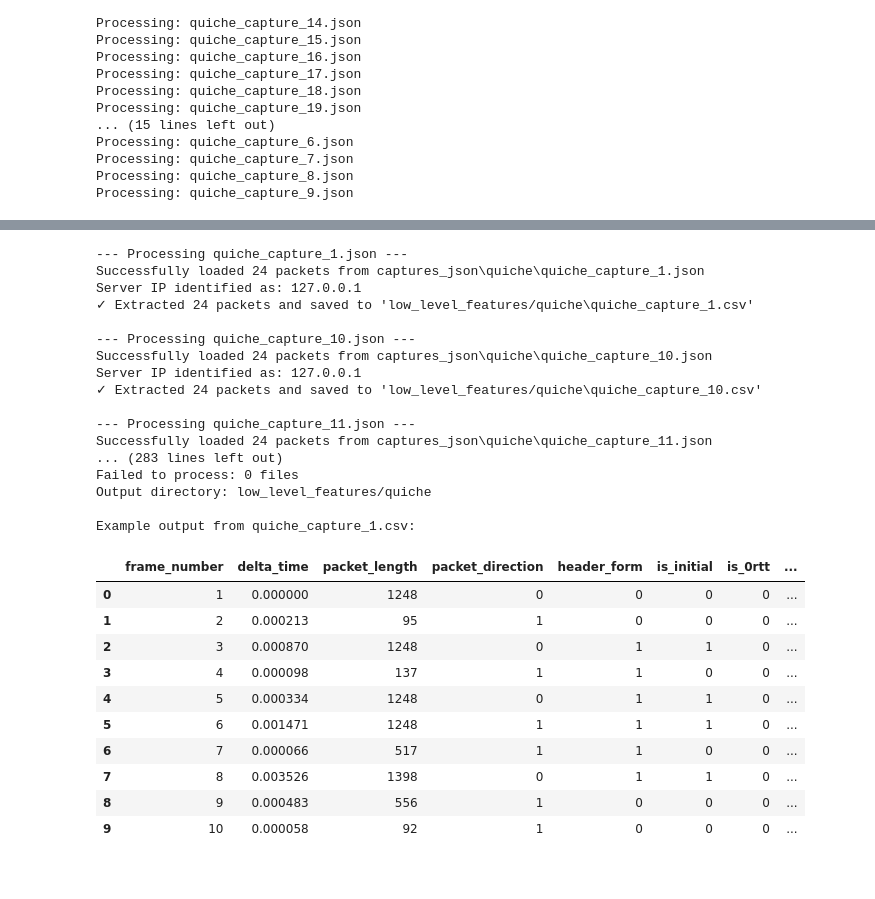
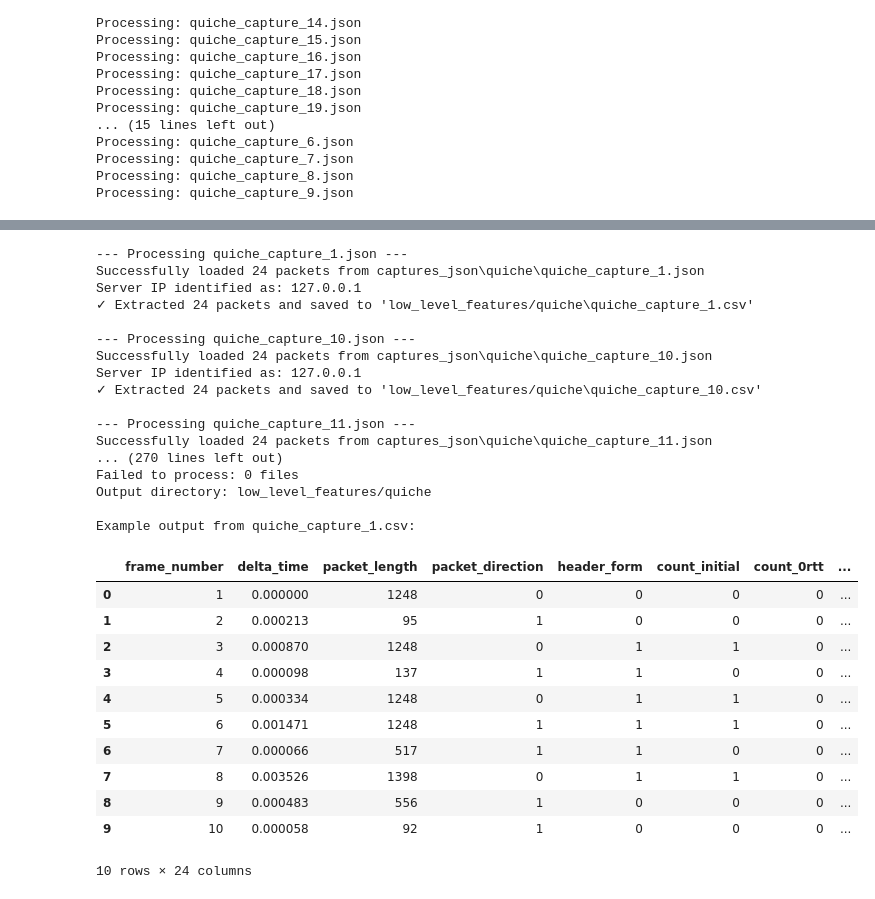
Before and after one commit to imets01/synthetic_network_data_gen, a Jupyter notebook: low_level_script.ipynb, the cells around one changed output, grey strips where cells are left out. Drawn from its saved outputs; the diff is of its cells as text; code cells hidden in the pictures.

```diff
--- a/low_level_script.ipynb
+++ b/low_level_script.ipynb
@@ -268,11 +309,12 @@ for json_file in json_files:
             # Define the desired order of columns for the CSV file
             column_order = [
                 'frame_number', 'delta_time', 'packet_length', 'packet_direction', 'header_form',
-                'is_initial', 'is_0rtt', 'is_handshake', 'is_1rtt', 'is_retry', 'is_vn',
-                'has_ack', 'has_padding', 'has_connection_close',
-                'has_path_challenge', 'has_path_response',
-                'has_new_connection_id', 'has_retire_cid',
-                'http3_stream_count', 'http3_fin_count'
+                'count_initial', 'count_0rtt', 'count_handshake', 'count_1rtt', 'count_retry', 'count_vn',
+                'count_ack', 'count_padding', 'count_connection_close',
+                'count_path_challenge', 'count_path_response',
+                'count_new_connection_id', 'count_retire_cid',
+                'count_crypto', 'count_handshake_done',
+                'http3_stream_count', 'http3_fin_count', 'stream_length', 'stream_type_count'
             ]
 
             # Create a pandas DataFrame from the list of feature dictionaries
@@ -302,35 +344,35 @@ for json_file in json_files:
 
 print(f"\n=== Processing Complete ===")
 print(f"Successfully processed: {successful_files} files")
 print(f"Failed to process: {failed_files} files")
 print(f"Output directory: {output_dir}")
 
 # Display summary of one file as example (if any successful)
 if successful_files > 0:
     # Load the first successfully created CSV for display
     first_csv = list(Path(output_dir).glob('*.csv'))[0]
     print(f"\nExample output from {first_csv.name}:")
     example_df = pd.read_csv(first_csv)
     display(example_df.head(10))
 # %% [output]
 --- Processing quiche_capture_1.json ---
 Successfully loaded 24 packets from captures_json\quiche\quiche_capture_1.json
 Server IP identified as: 127.0.0.1
 ✓ Extracted 24 packets and saved to 'low_level_features/quiche\quiche_capture_1.csv'
 
 --- Processing quiche_capture_10.json ---
 Successfully loaded 24 packets from captures_json\quiche\quiche_capture_10.json
 Server IP identified as: 127.0.0.1
 ✓ Extracted 24 packets and saved to 'low_level_features/quiche\quiche_capture_10.csv'
 
 --- Processing quiche_capture_11.json ---
 Successfully loaded 24 packets from captures_json\quiche\quiche_capture_11.json
-... (283 lines left out)
+... (270 lines left out)
 Failed to process: 0 files
 Output directory: low_level_features/quiche
 
 Example output from quiche_capture_1.csv:
-|  | frame_number | delta_time | packet_length | packet_direction | header_form | is_initial | is_0rtt | ... |
+|  | frame_number | delta_time | packet_length | packet_direction | header_form | count_initial | count_0rtt | ... |
 | 0 | 1 | 0.000000 | 1248 | 0 | 0 | 0 | 0 | ... |
 | 1 | 2 | 0.000213 | 95 | 1 | 0 | 0 | 0 | ... |
 | 2 | 3 | 0.000870 | 1248 | 0 | 1 | 1 | 0 | ... |
@@ -341,3 +383,4 @@ Example output from quiche_capture_1.csv:
 | 7 | 8 | 0.003526 | 1398 | 0 | 1 | 1 | 0 | ... |
 | 8 | 9 | 0.000483 | 556 | 1 | 0 | 0 | 0 | ... |
 | 9 | 10 | 0.000058 | 92 | 1 | 0 | 0 | 0 | ... |
+10 rows × 24 columns
```
Also changed, not shown: parts of 2 cells of this notebook, 31 other files.
